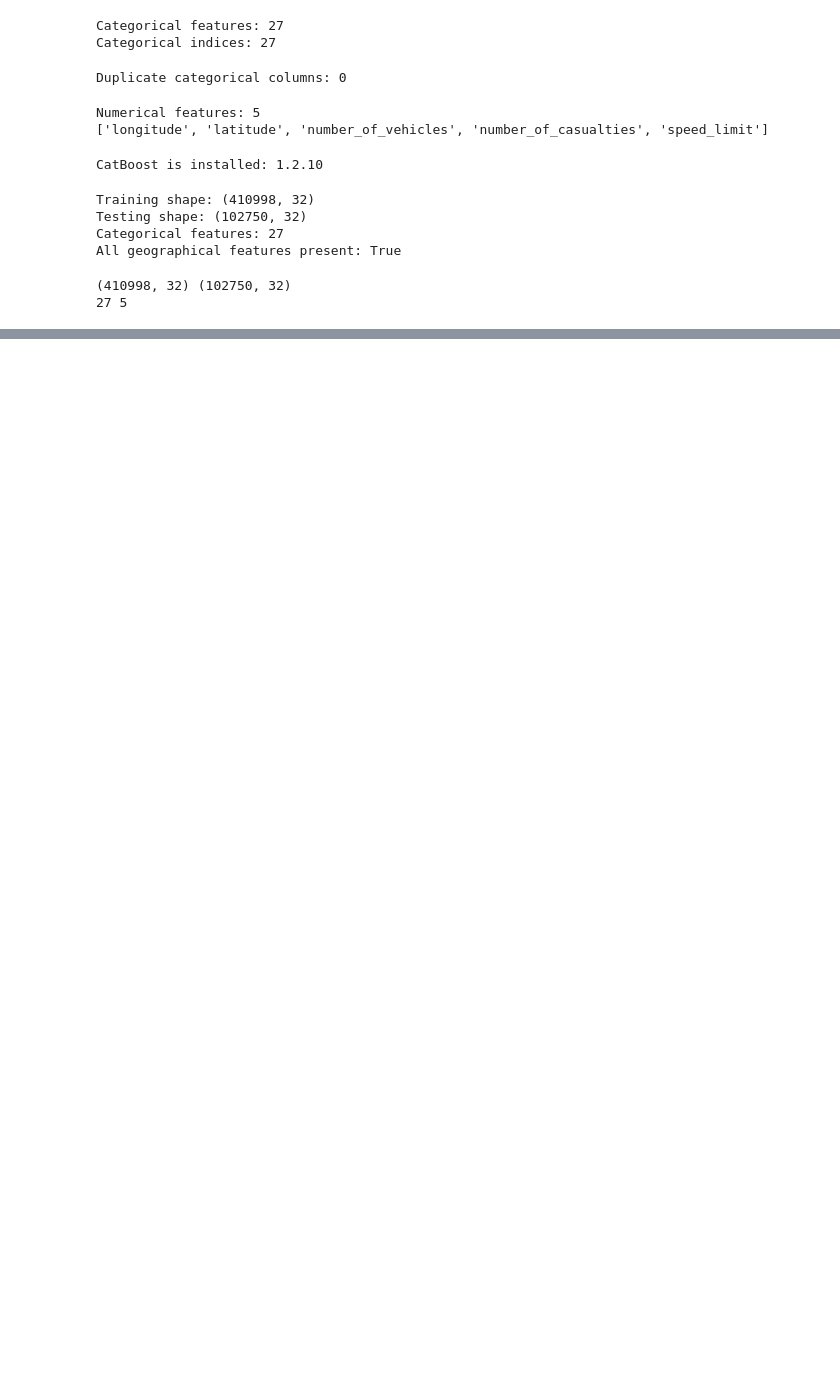
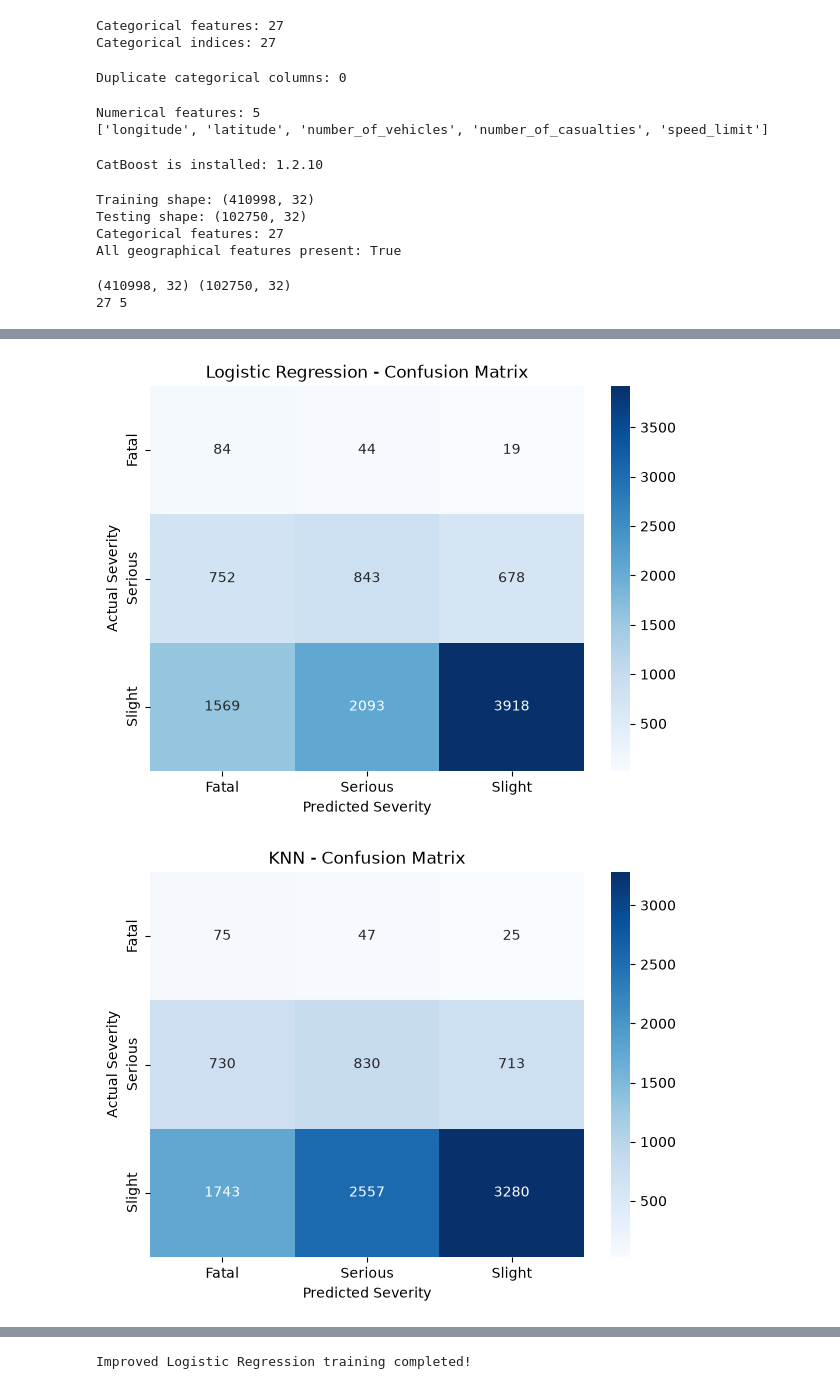
Before and after one commit to vinay123-create/ROAD_AI, a Jupyter notebook: ROAD.ipynb, the cells around one changed output, grey strips where cells are left out. Cells and saved outputs as stored; diff of their text form; code cells hidden in the pictures; blank space fills up the shorter version.

Commit message:
Updated ROADGUARD AI model development

```diff
--- a/ROAD.ipynb
+++ b/ROAD.ipynb
@@ -2681,0 +2843,14 @@ print(len(cat_cols), len(num_cols))
+# %%
+models = {
+    "Logistic Regression": logistic_model,
+    "KNN": knn_model,
+    "Random Forest": rf_model
+}
+
+for name, model in models.items():
+
+    print(f"\nTraining {name}...")
+
+    model.fit(X_train_sample, y_train_sample)
+
+    print(f"{name} training completed!")
@@ -2681,0 +2936,29 @@ print(len(cat_cols), len(num_cols))
+# %%
+for name, model in models.items():
+
+    predictions = model.predict(X_test_eval)
+
+    cm = confusion_matrix(
+        y_test_eval,
+        predictions,
+        labels=[1, 2, 3]
+    )
+
+    plt.figure(figsize=(7, 5))
+
+    sns.heatmap(
+        cm,
+        annot=True,
+        fmt="d",
+        cmap="Blues",
+        xticklabels=["Fatal", "Serious", "Slight"],
+        yticklabels=["Fatal", "Serious", "Slight"]
+    )
+
+    plt.title(f"{name} - Confusion Matrix")
+    plt.xlabel("Predicted Severity")
+    plt.ylabel("Actual Severity")
+    plt.show()
+# %% [output]
+[figure, added]
+[figure, added]
@@ -2681,0 +2978,5 @@ print(len(cat_cols), len(num_cols))
+# %%
+logistic_model.fit(X_train_sample, y_train_sample)
+print("Improved Logistic Regression training completed!")
+# %% [output]
+Improved Logistic Regression training completed!
```
Also changed, not shown: parts of 45 cells of this notebook.
